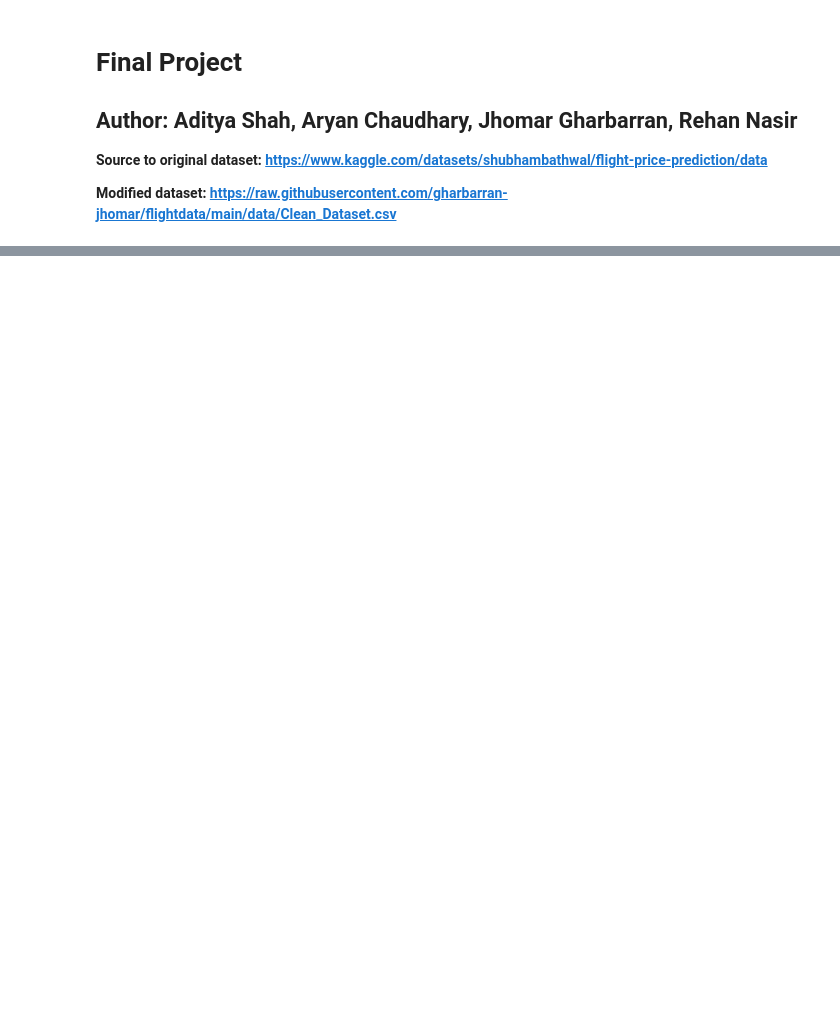
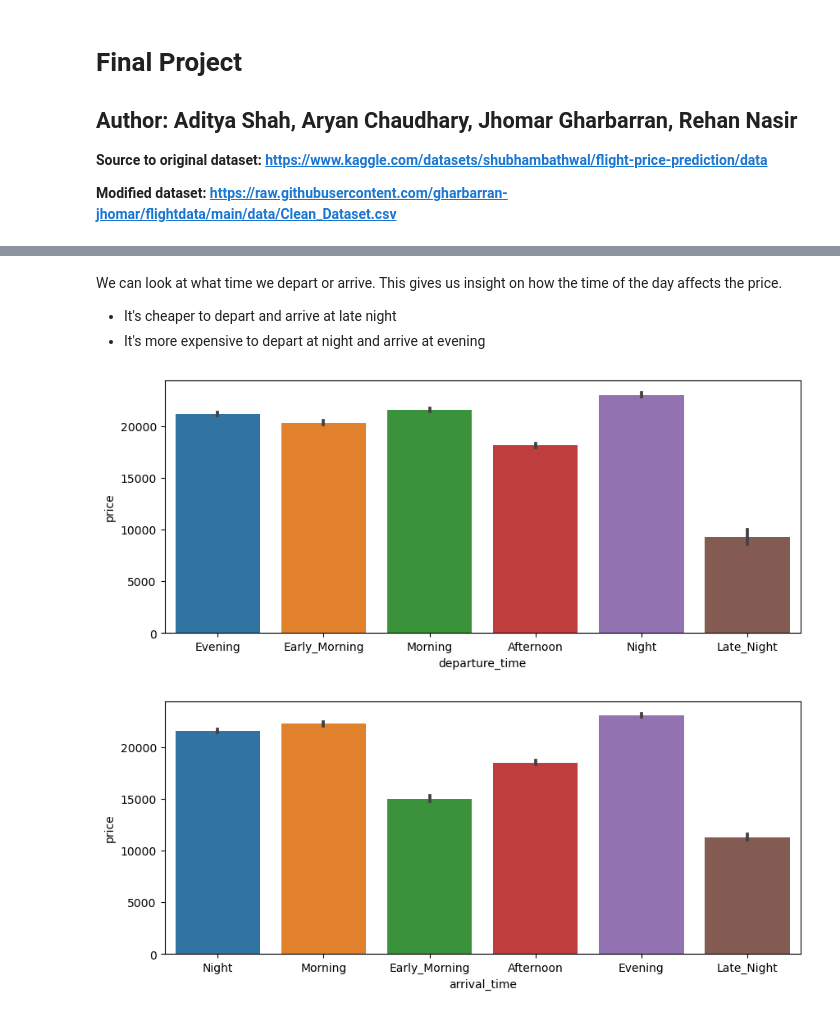
Before and after one commit to gharbarran-jhomar/flightdata, a Jupyter notebook: Flight_Price_Prediction.ipynb, the cells around one changed output, grey strips where cells are left out. Cells and saved outputs as stored; diff of their text form; code cells hidden in the pictures; blank space fills up the shorter version.

```diff
--- a/Flight_Price_Prediction.ipynb
+++ b/Flight_Price_Prediction.ipynb
@@ -40,0 +179,15 @@ flight_data = pd.read_csv(url, sep=',')
+# %% [markdown]
+We can look at what time we depart or arrive. This gives us insight on how the time of the day affects the price.
+- It's cheaper to depart and arrive at late night
+- It's more expensive to depart at night and arrive at evening
+# %%
+plt.figure(figsize=(10, 4))
+sns.barplot(x='departure_time', y='price', data=flight_data)
+plt.show()
+
+plt.figure(figsize=(10, 4))
+sns.barplot(x='arrival_time', y='price', data=flight_data)
+plt.show()
+# %% [output]
+[figure, added]
+[figure, added]
```
Also changed, not shown: parts of 34 cells of this notebook.
